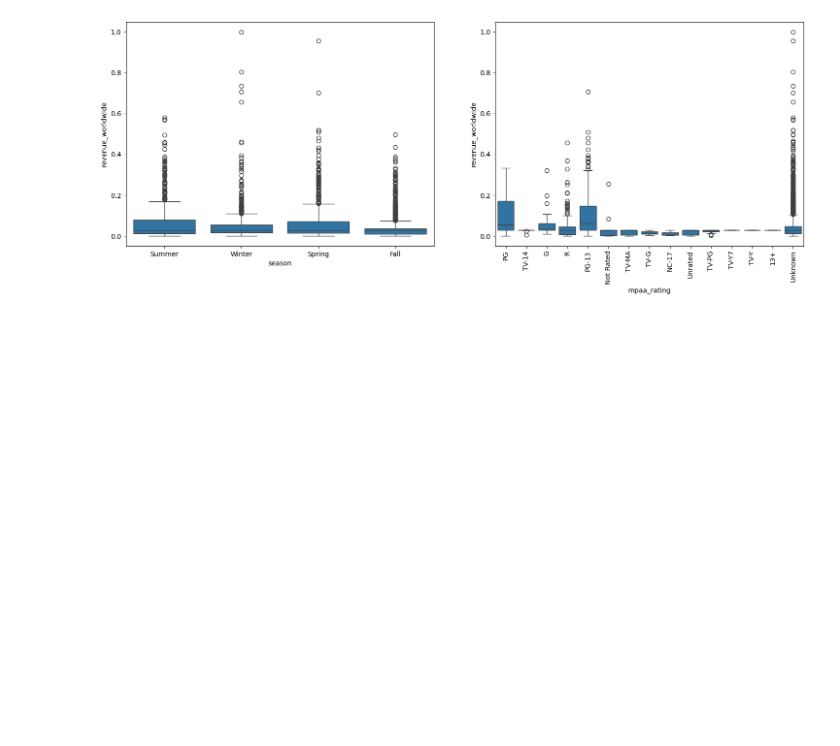
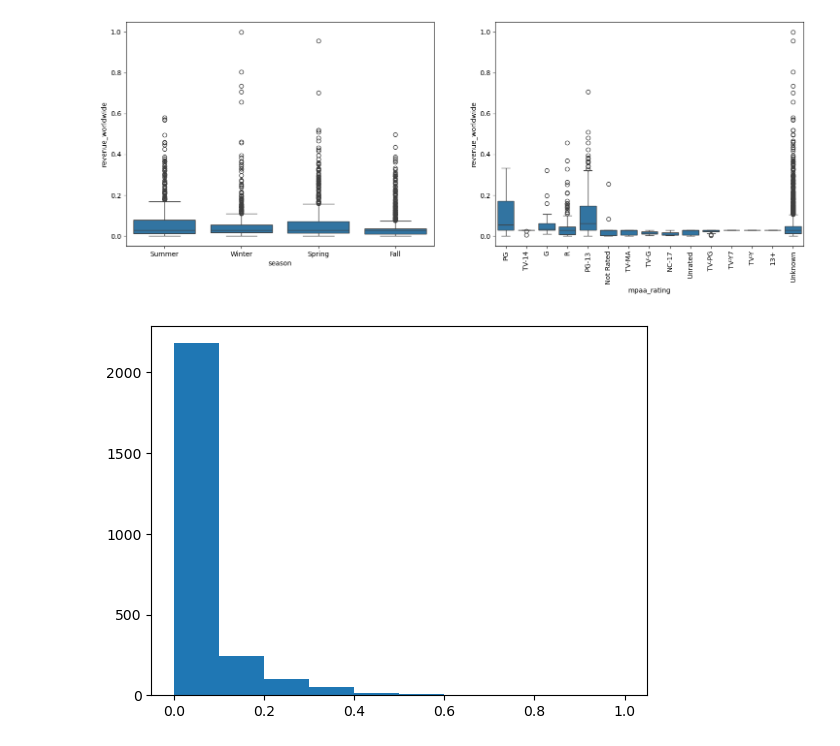
Before and after one commit to muhammad-ahmed-gh/movies-data-analysis, a Jupyter notebook: exploration.ipynb, the cells around one changed output. Cells and saved outputs as stored; diff of their text form; code cells hidden in the pictures; blank space fills up the shorter version.

```diff
--- a/exploration.ipynb
+++ b/exploration.ipynb
@@ -54,3 +66,7 @@ plt.xticks(rotation=90)
 sb.boxplot(data=df, x='mpaa_rating', y='revenue_worldwide');
 # %% [output]
 [figure]
+# %%
+plt.hist(df.revenue_worldwide);
+# %% [output]
+[figure, added]
```
Also changed, not shown: parts of 3 cells of this notebook.
